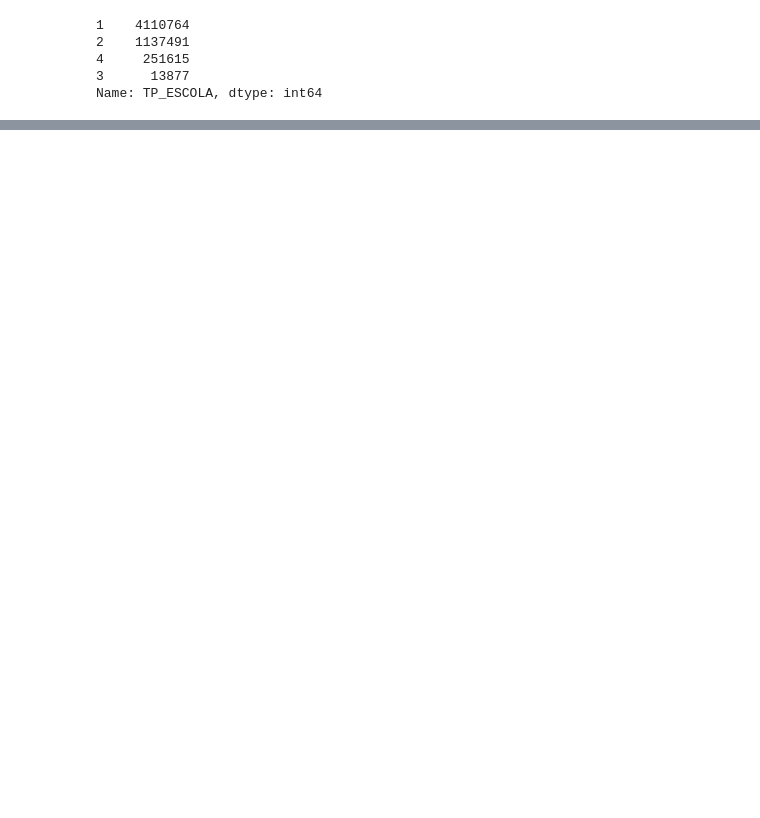
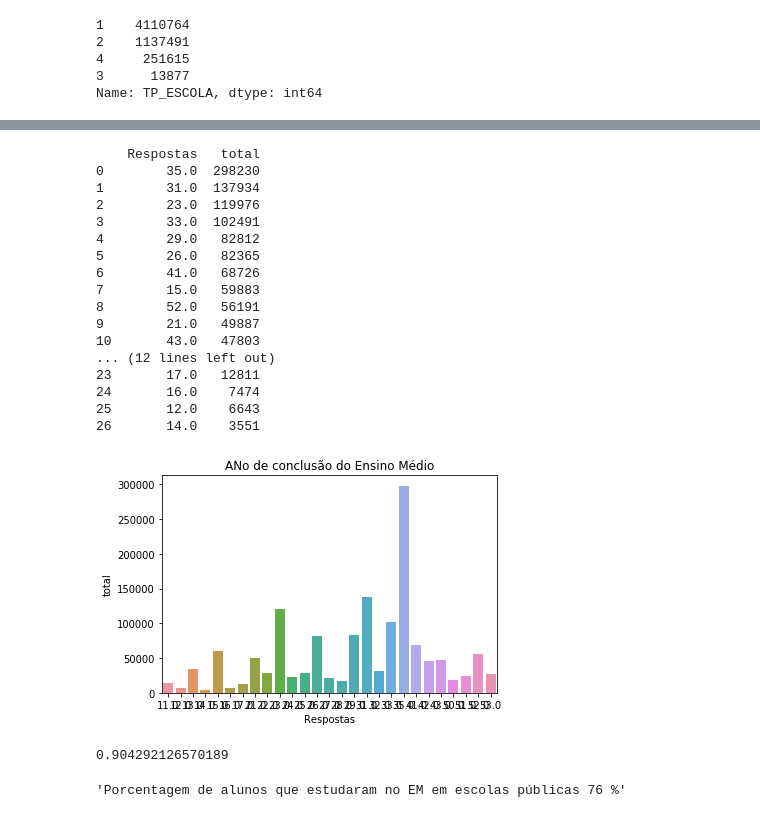
Before and after one commit to vinnyalvs/MineracaoDadosEducacionais, a Jupyter notebook: AnaliseDescritivaEnem.ipynb, the cells around one changed output, grey strips where cells are left out. Saved outputs shown, nothing was run; the diff lists cells and outputs as text; code cells hidden in the pictures; blank space fills up the shorter version.

```diff
--- a/AnaliseDescritivaEnem.ipynb
+++ b/AnaliseDescritivaEnem.ipynb
@@ -258,0 +354,35 @@ Name: TP_ESCOLA, dtype: int64
+# %%
+var = "CO_UF_ESC"
+contagem_de_questionario = formandos[var].value_counts().to_frame().reset_index()
+contagem_de_questionario.columns = ["Respostas", "total"]
+frequencia = formandos[var].value_counts().values
+
+
+plt.title('ANo de conclusão do Ensino Médio')
+
+sns.barplot(x="Respostas", y = "total", data = contagem_de_questionario)
+
+print(contagem_de_questionario)
+# %% [output]
+    Respostas   total
+0        35.0  298230
+1        31.0  137934
+2        23.0  119976
+3        33.0  102491
+4        29.0   82812
+5        26.0   82365
+6        41.0   68726
+7        15.0   59883
+8        52.0   56191
+9        21.0   49887
+10       43.0   47803
+... (12 lines left out)
+23       17.0   12811
+24       16.0    7474
+25       12.0    6643
+26       14.0    3551
+[figure, added]
+# %%
+Número de estudantes de escola pública
+# %% [output]
+0.904292126570189
@@ -258,0 +393,4 @@ Name: TP_ESCOLA, dtype: int64
+# %%
+"Porcentagem de alunos que estudaram no EM em escolas públicas {} %".format(round(porcentagemPublica))
+# %% [output]
+'Porcentagem de alunos que estudaram no EM em escolas públicas 76 %'
```
Also changed, not shown: parts of 24 cells of this notebook, 4 other files.
